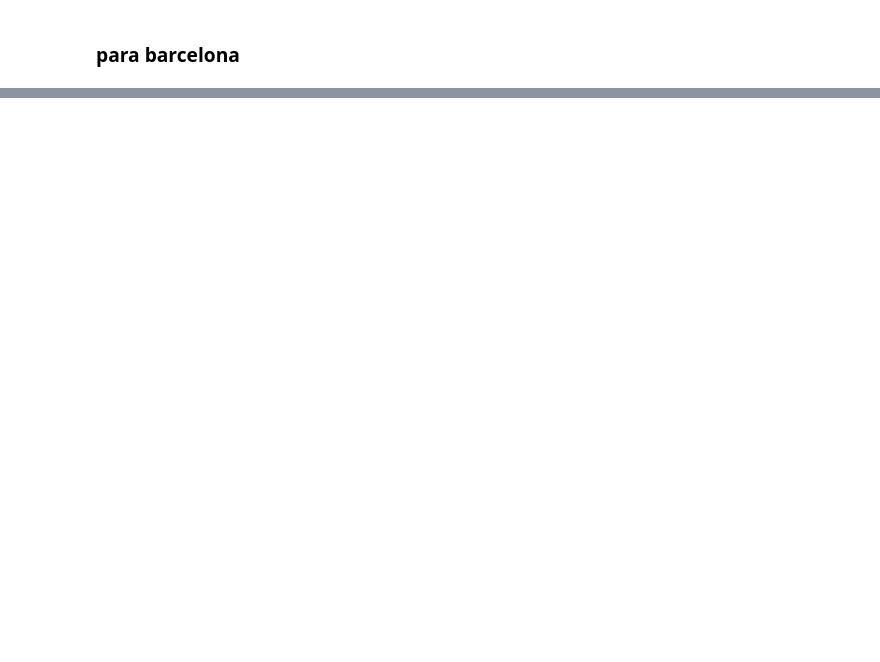
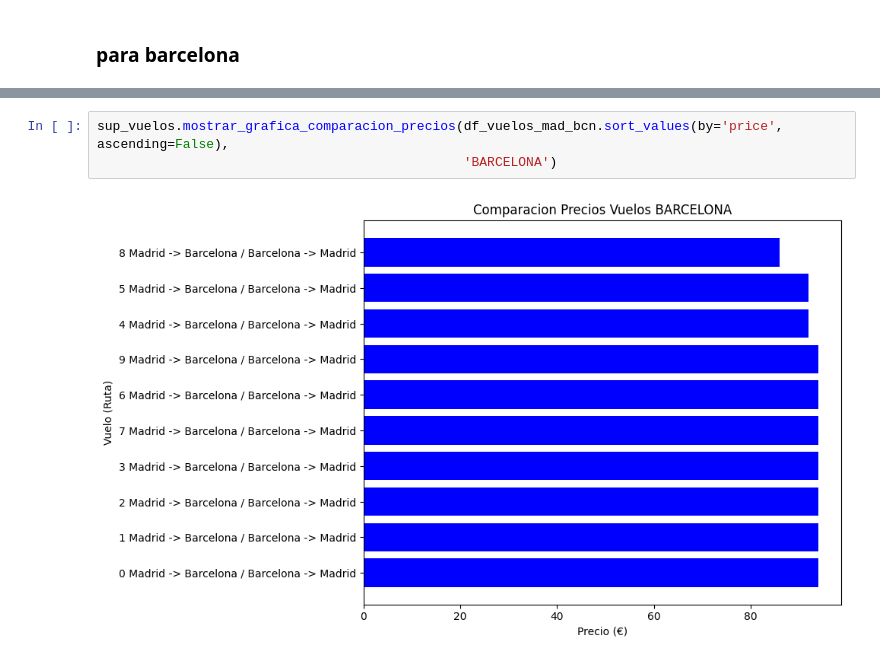
Before and after one commit to joseluisalmendral/Proyecto3-Explorando-Viajes, a Jupyter notebook: vuelos.ipynb, the cells around one changed output, grey strips where cells are left out. Drawn from its saved outputs; the diff is of its cells as text; blank space fills up the shorter version.

```diff
--- a/vuelos.ipynb
+++ b/vuelos.ipynb
@@ -171,0 +127,5 @@ df_sorted_by_duration.tail(1)
+# %%
+sup_vuelos.mostrar_grafica_comparacion_precios(df_vuelos_mad_bcn.sort_values(by='price', ascending=False),
+                                               'BARCELONA')
+# %% [output]
+[figure, added]
```
Also changed, not shown: parts of 32 cells of this notebook, 1 other file.
